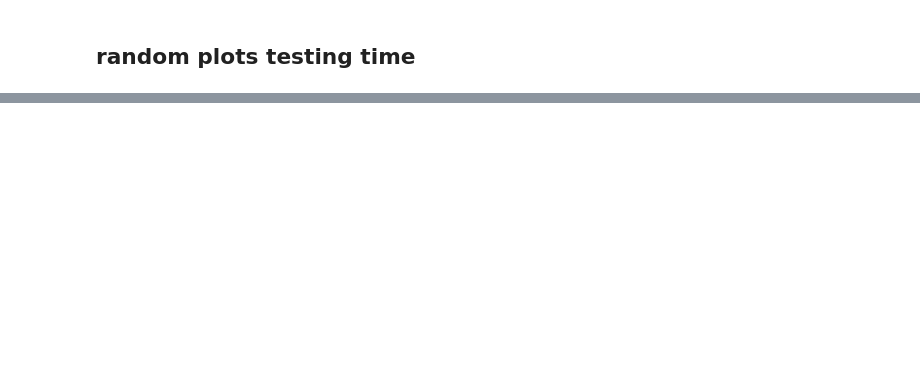
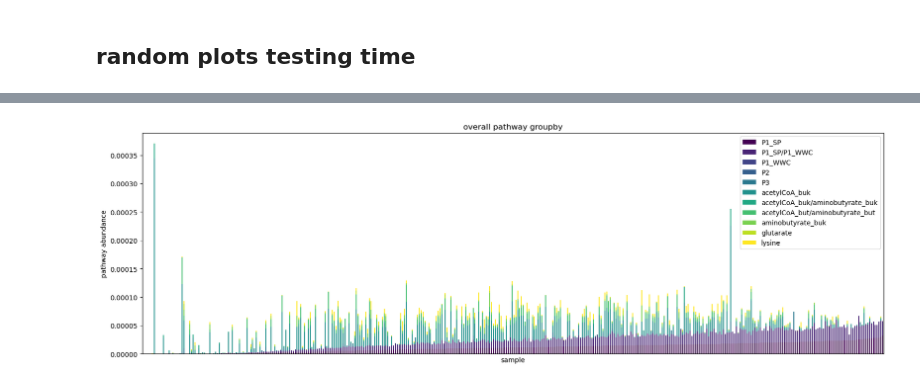
Before and after one commit to daisywyh/cremer_tester, a Jupyter notebook: pathway_abundance/pathway_abundance.ipynb, the cells around one changed output, grey strips where cells are left out. Drawn from its saved outputs; the diff is of its cells as text; code cells hidden in the pictures; blank space fills up the shorter version.

```diff
--- a/pathway_abundance/pathway_abundance.ipynb
+++ b/pathway_abundance/pathway_abundance.ipynb
@@ -419,7 +419,7 @@ useful_display
 # %%
 overall_pathway_group = prop_but_final.groupby(["overall_pathway"]).sum()
 
-# overall_pathway_group = overall_pathway_group.drop(["gene_name_short", "prop_or_but"], axis=1)
+overall_pathway_group = overall_pathway_group.drop(["gene_name_short", "prop_or_but"], axis=1)
 
 for pathway in list(overall_pathway_group.index.values):
 
@@ -511,3 +524,11 @@ def stackedBarDF(overall_pathway_df):
     )
 
     return plottingDF
+
+def plotStackedBar(stackedBarDF):
+    n = len(stackedBarDF.columns)
+    colors = plt.cm.viridis(np.linspace(0, 1, n))
+    return stackedBarDF.plot.bar(stacked=True, color=colors, figsize=(20,6)).set(xlabel="sample", ylabel="pathway abundance", title="overall pathway groupby", xticks=([]))
+
+def sortedStackedBar(df, sortBy):
+    return plotStackedBar(stackedBarDF(df).sort_values(by=sortBy))
@@ -528,0 +539,4 @@ finalGraph = sortedPlottingDF.plot.bar(stacked=True, color=colors, figsize=(20,6
+# %%
+sortByP1_SPGraph = sortedStackedBar(overall_pathway_group, "P1_SP")
+# %% [output]
+[figure, added]
```
Also changed, not shown: parts of 13 cells of this notebook, 5 other files.
